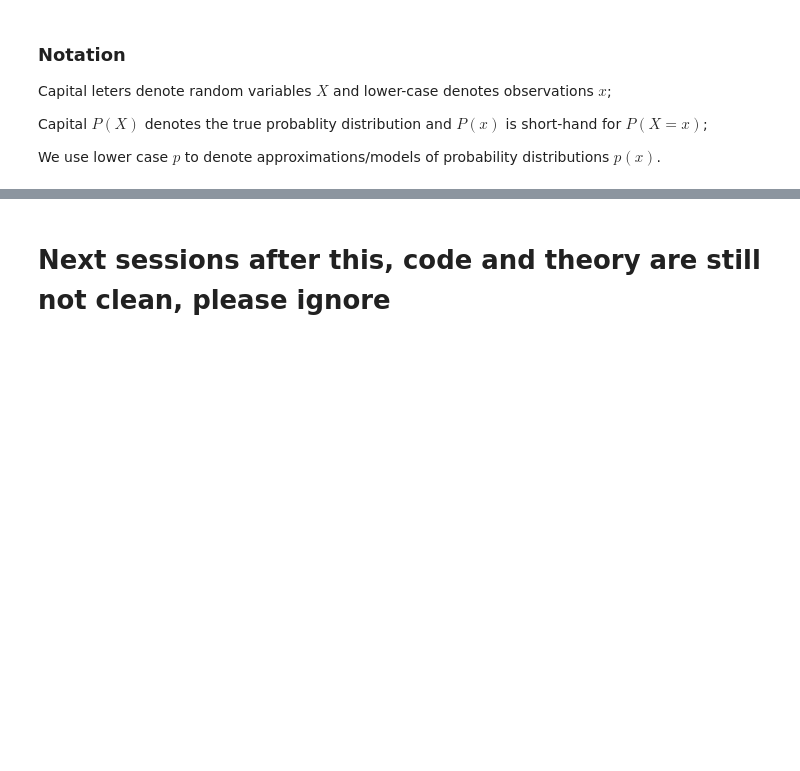
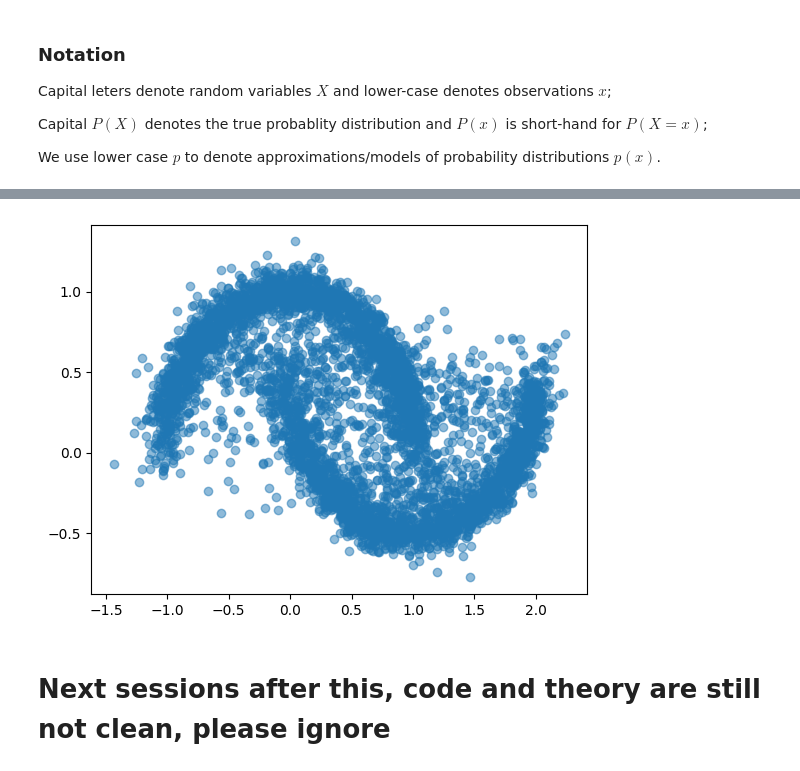
Before and after one commit to MiguelMonteiro/deep_latent_generative_models, a Jupyter notebook: teacher.ipynb, the cells around one changed output, grey strips where cells are left out. Drawn from its saved outputs; the diff is of its cells as text; code cells hidden in the pictures; blank space fills up the shorter version.

```diff
--- a/teacher.ipynb
+++ b/teacher.ipynb
@@ -158,0 +215,80 @@ plt.scatter(samples[:, 0], samples[:, 1], cmap="rainbow", alpha=0.5)
+# %%
+import torch.nn as nn
+import torch.distributions
+from torch.distributions import Normal, Independent
+import torch
+import torch.optim
+from functorch import vmap
+from itertools import cycle
+from tqdm import tqdm
+
+
+class VAE(nn.Module):
+    def __init__(self, input_dim: int, hidden_dim: int, latent_dim: int) -> None:
+        super().__init__()
+        self.latent_dim = latent_dim
+        self.prior = Independent(
+            Normal(loc=torch.zeros(latent_dim), scale=torch.ones(latent_dim)), 1
+        )
+
+        self.inference_model = nn.Sequential(
+            nn.Linear(in_features=input_dim, out_features=hidden_dim),
+            nn.LeakyReLU(inplace=True),
+            nn.Linear(in_features=hidden_dim, out_features=hidden_dim),
+            nn.LeakyReLU(inplace=True),
+            NormalDistributionEncoder(input_dim=hidden_dim, output_dim=latent_dim),
+        )
+
+        self.generative_model = nn.Sequential(
+            nn.Linear(in_features=latent_dim, out_features=hidden_dim),
+            nn.LeakyReLU(inplace=True),
+            nn.Linear(in_features=hidden_dim, out_features=hidden_dim),
+            nn.LeakyReLU(inplace=True),
+            NormalDistributionEncoder(
+                input_dim=hidden_dim, output_dim=input_dim, logvar_scale=-3
+            ),
+        )
+
+    def sample(self, num_samples: int) -> torch.Tensor:
+        z = self.prior.sample(torch.Size((num_samples,)))
+        x_mean, x_logvar = self.generative_model(z)
+        likelihood = Independent(Normal(loc=x_mean, scale=torch.exp(0.5 * x_logvar)), 1)
+        return likelihood.sample()
+
+    def loss(self, x: torch.Tensor, num_mc_samples: int = 1) -> torch.Tensor:
+        z_mu, z_logvar = self.inference_model(x)
+        posterior = Independent(Normal(loc=z_mu, scale=torch.exp(0.5 * z_logvar)), 1)
+
+        z = posterior.rsample(torch.Size((num_mc_samples,)))
+        x_mean, x_logvar = vmap(self.generative_model)(z)
+
+        likelihood = Independent(Normal(loc=x_mean, scale=torch.exp(0.5 * x_logvar)), 1)
+
+        # compute loss
+        loglikelihood = torch.mean(likelihood.log_prob(x), dim=0)
+        kl = torch.distributions.kl_divergence(posterior, self.prior)
+        elbo = loglikelihood - kl
+        loss = -torch.mean(elbo)
+        return loss
+
+    def forward(self, num_samples: int) -> torch.Tensor:
+        return self.sample(num_samples)
+
+
+model = VAE(input_dim=2, hidden_dim=32, latent_dim=2)
+num_steps = 5000
+optimizer = torch.optim.Adam(params=model.parameters(), lr=1e-3)
+
+pbar = tqdm(zip(range(num_steps), cycle(train_loader)))
+
+for step, (x, y) in pbar:
+    optimizer.zero_grad()
+    loss = model.loss(x, num_mc_samples=10)
+    loss.backward()
+    optimizer.step()
+    pbar.set_description(f"{step:03d}/{num_steps:03d}: Loss {loss:.3f}")
+
+
+samples = model(5000).detach().numpy()
+plt.scatter(samples[:, 0], samples[:, 1], cmap="rainbow", alpha=0.5)
+# %% [output]
@@ -159,2 +296,3 @@ plt.scatter(samples[:, 0], samples[:, 1], cmap="rainbow", alpha=0.5)
+[figure, added]
 # %% [markdown]
 # Next sessions after this, code and theory are still not clean, please ignore
```
Also changed, not shown: parts of 10 cells of this notebook.
